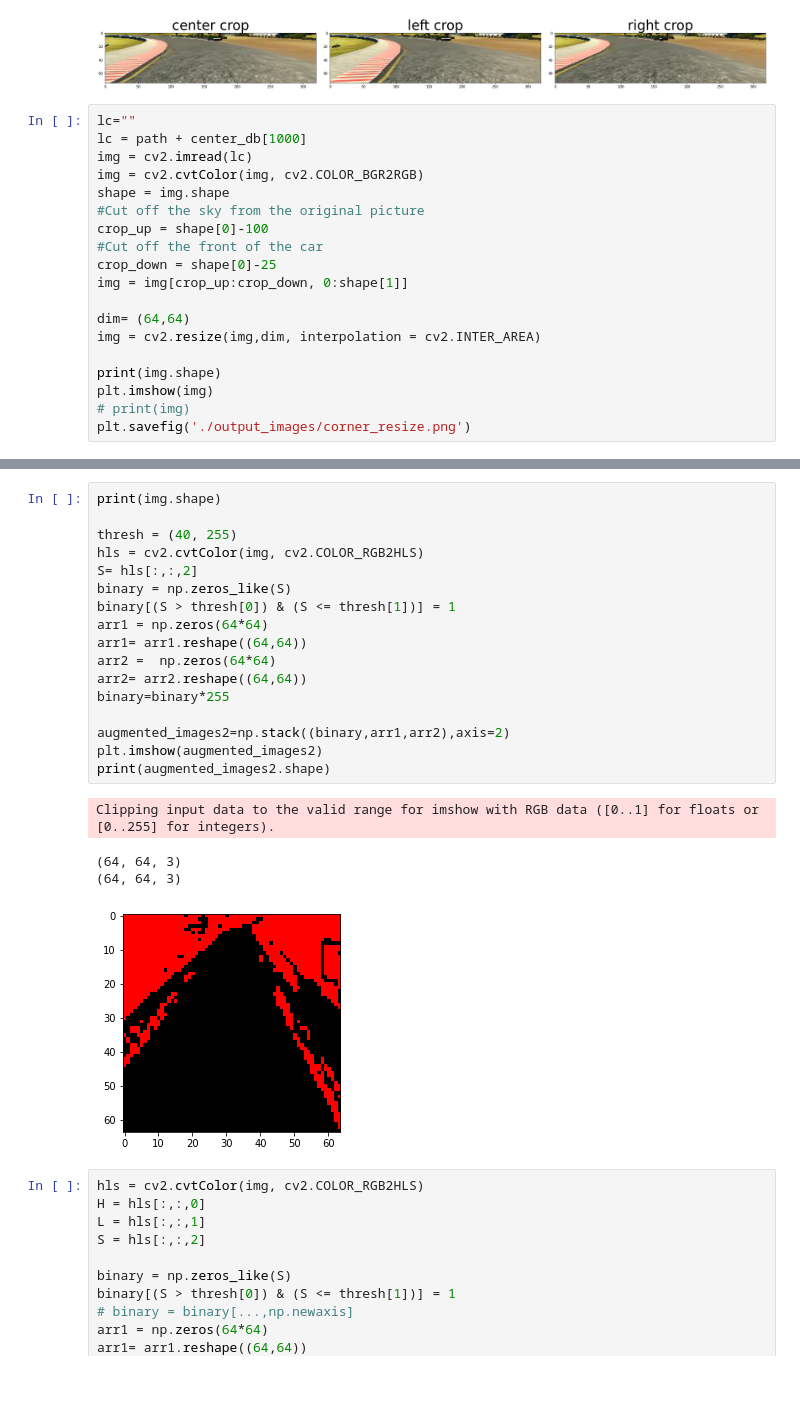
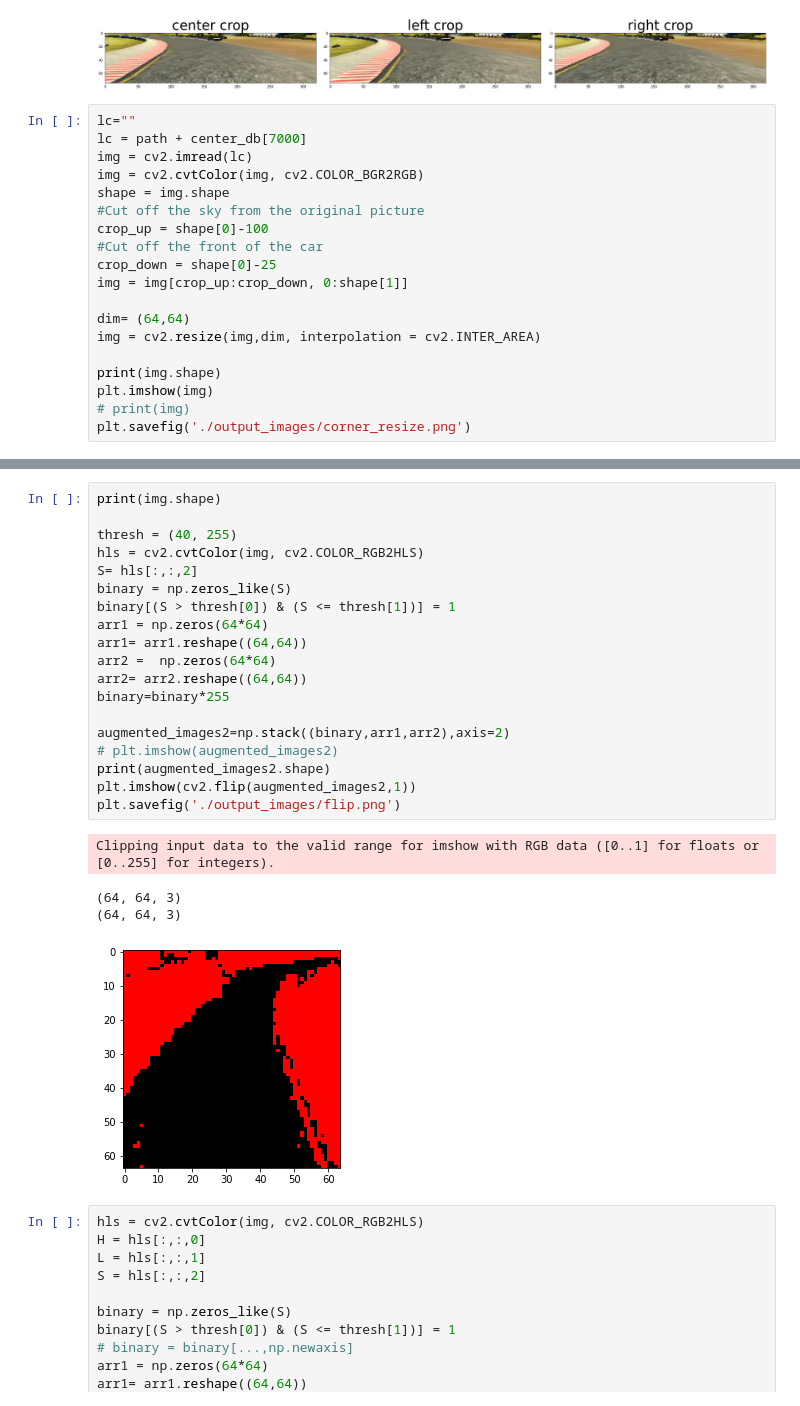
Before and after one commit to zhou-wenbin/Behavioral-Cloning, a Jupyter notebook: details of the process.ipynb, the cells around one changed output, grey strips where cells are left out. Drawn from its saved outputs; the diff is of its cells as text.

```diff
--- a/details of the process.ipynb
+++ b/details of the process.ipynb
@@ -131,7 +131,7 @@ plt.savefig('./output_images/crop.png')
 [figure]
 # %%
 lc=""
-lc = path + center_db[1000]
+lc = path + center_db[7000]
 img = cv2.imread(lc)
 img = cv2.cvtColor(img, cv2.COLOR_BGR2RGB)
 shape = img.shape
@@ -154,25 +164,27 @@ plt.savefig('./output_images/corner_resize.png')
 # %%
 print(img.shape)
 
 thresh = (40, 255)
 hls = cv2.cvtColor(img, cv2.COLOR_RGB2HLS)
 S= hls[:,:,2]
 binary = np.zeros_like(S)
 binary[(S > thresh[0]) & (S <= thresh[1])] = 1
 arr1 = np.zeros(64*64)
 arr1= arr1.reshape((64,64))
 arr2 =  np.zeros(64*64)
 arr2= arr2.reshape((64,64))
 binary=binary*255
 
 augmented_images2=np.stack((binary,arr1,arr2),axis=2)
-plt.imshow(augmented_images2)
+# plt.imshow(augmented_images2)
 print(augmented_images2.shape)
+plt.imshow(cv2.flip(augmented_images2,1))
+plt.savefig('./output_images/flip.png')
 # %% [output]
 Clipping input data to the valid range for imshow with RGB data ([0..1] for floats or [0..255] for integers).
 (64, 64, 3)
 (64, 64, 3)
-[figure, old version]
+[figure, new version]
 # %%
 hls = cv2.cvtColor(img, cv2.COLOR_RGB2HLS)
 H = hls[:,:,0]
```
Also changed, not shown: parts of 2 cells of this notebook, 10 other files.
